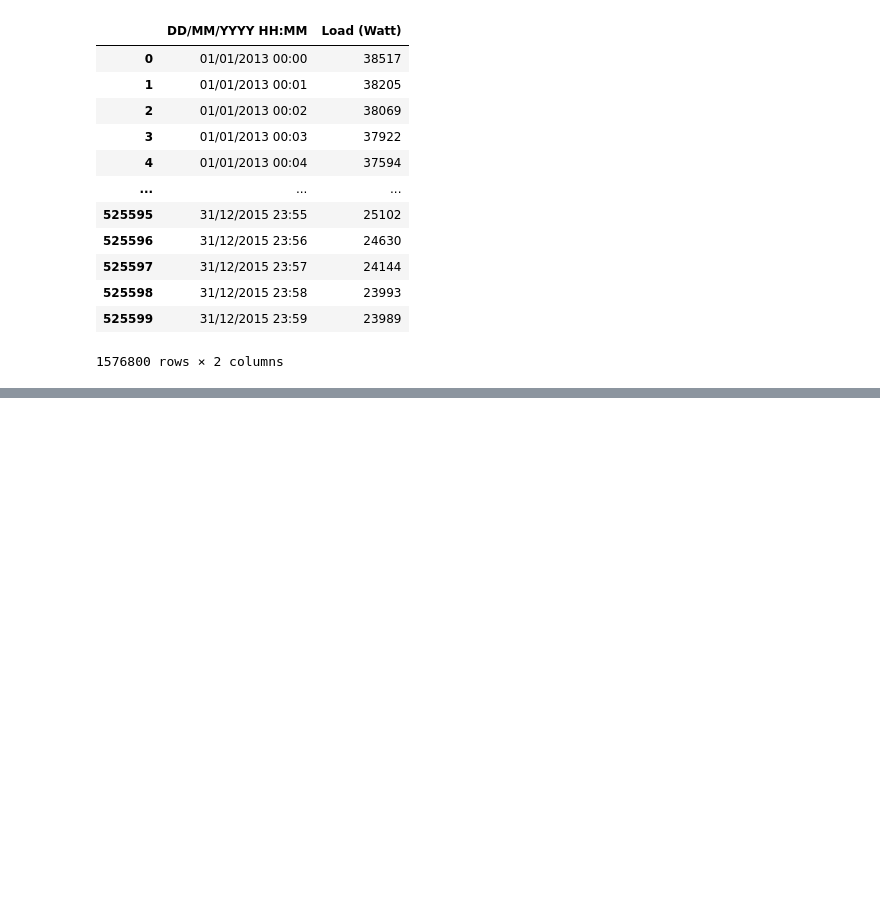
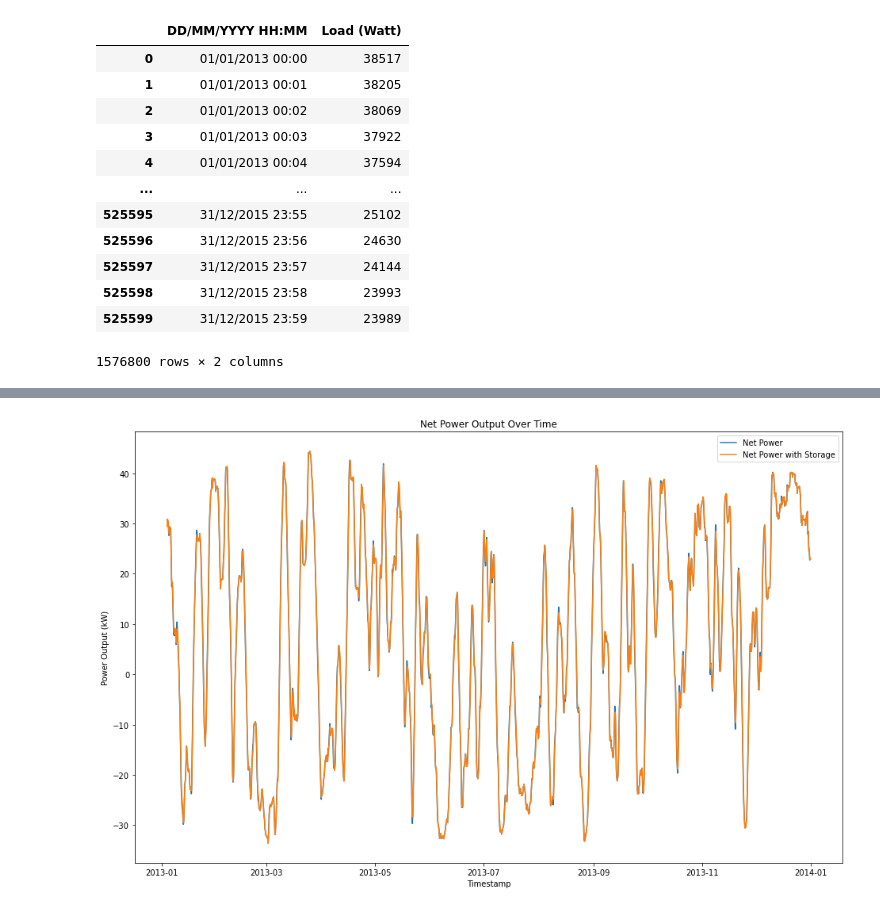
Before and after one commit to MarekTran/ET3036TU-Project, a Jupyter notebook: data_exploration.ipynb, the cells around one changed output, grey strips where cells are left out. Cells and saved outputs as stored; diff of their text form; code cells hidden in the pictures; blank space fills up the shorter version.

```diff
--- a/data_exploration.ipynb
+++ b/data_exploration.ipynb
@@ -470,0 +554,46 @@ print(len(power_output))
+# %%
+def simulate_energy_storage(df, storage_capacity_kWh):
+    """
+    Simulate the addition of an energy storage system to a dataset of power generation and consumption.
+
+    Parameters:
+    df (DataFrame): A DataFrame with columns 'Power Output (kW)', 'Load (kW)', 'Net Power (kW)' representing hourly data.
+    storage_capacity_kWh (float): The capacity of the energy storage system in kWh.
+
+    Returns:
+    np.array: An array containing the new net power after considering the battery storage.
+    """
+
+    battery_state = 0  # Initial state of charge of the battery
+    new_net_power = []
+
+    for index, row in df.iterrows():
+        net_energy = row['Net Power (kW)']  # Net power for the hour
+
+        if net_energy > 0:  # Excess energy
+            energy_to_charge = min(net_energy, storage_capacity_kWh - battery_state)
+            battery_state += energy_to_charge
+            new_net_power.append(net_energy - energy_to_charge)
+
+        elif net_energy < 0:  # Energy deficit
+            energy_to_discharge = min(-net_energy, battery_state)
+            battery_state -= energy_to_discharge
+            adjusted_net_energy = net_energy + energy_to_discharge
+            new_net_power.append(adjusted_net_energy if adjusted_net_energy < 0 else 0)
+
+    return np.array(new_net_power)
+# %%
+tesla_powerwall_capacity_kWh = 13.5
+net_power['Net Power Storage (kW)'] = simulate_energy_storage(net_power, 100)
+
+# Plot moving average of net power and net power with storage
+plt.figure(figsize=(16, 10))
+plt.plot(net_power.index, net_power['Net Power (kW)'].rolling(72).mean(), label='Net Power')
+plt.plot(net_power.index, net_power['Net Power Storage (kW)'].rolling(72).mean(), label='Net Power with Storage')
+plt.title('Net Power Output Over Time')
+plt.xlabel('Timestamp')
+plt.ylabel('Power Output (kW)')
+plt.legend()
+plt.show()
+# %% [output]
+[figure, added]
```
Also changed, not shown: parts of 19 cells of this notebook.
